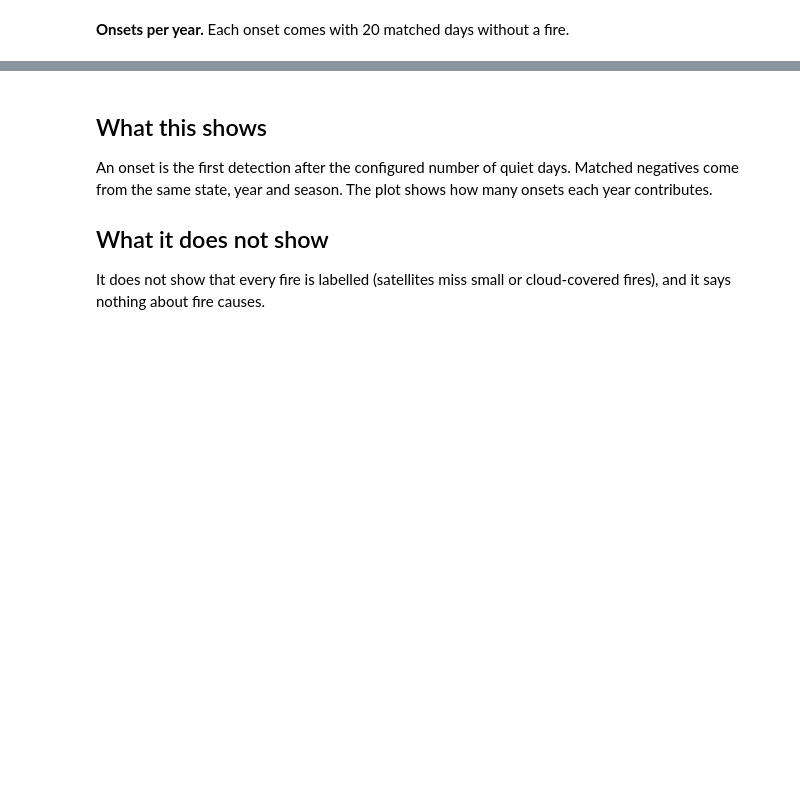
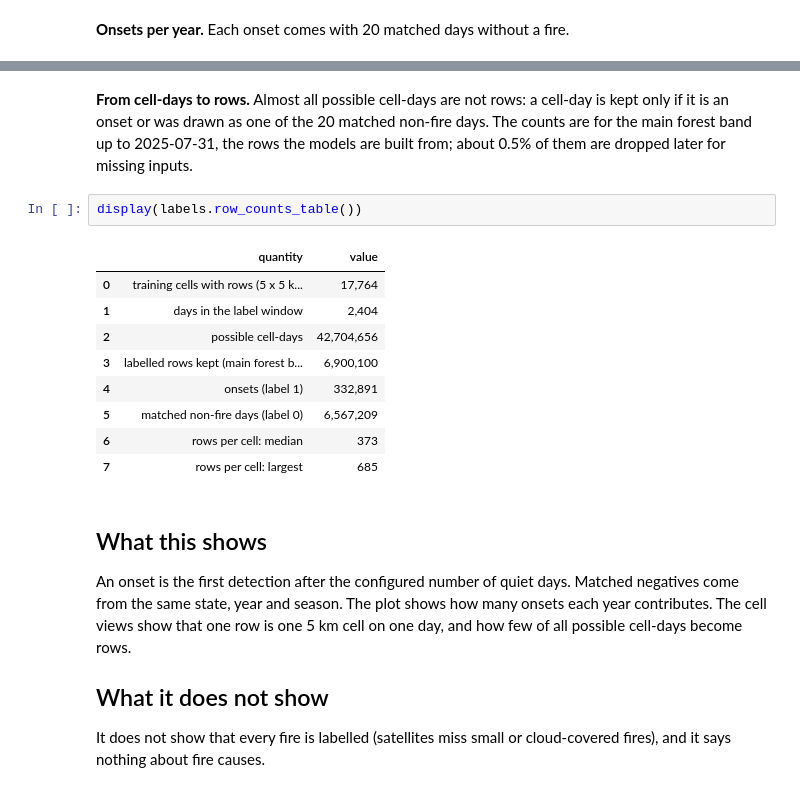
Before and after one commit to Terra-Watch/wildfire-ignition-forecasting, a Jupyter notebook: notebooks/02_labels.ipynb, the cells around one changed output, grey strips where cells are left out. Cells and saved outputs as stored; diff of their text form; blank space fills up the shorter version.

Commit message:
Commit the executed notebooks, the deviation list, the ablation and sealed-season notes and the status log

```diff
--- a/notebooks/02_labels.ipynb
+++ b/notebooks/02_labels.ipynb
@@ -30,7 +102,21 @@ labels.plot_rows_by_year()
+# %% [markdown]
+**From cell-days to rows.** Almost all possible cell-days are not rows: a cell-day is kept only if it is an onset or was drawn as one of the 20 matched non-fire days. The counts are for the main forest band up to 2025-07-31, the rows the models are built from; about 0.5% of them are dropped later for missing inputs.
+# %%
+display(labels.row_counts_table())
+# %% [output]
+|  | quantity | value |
+| 0 | training cells with rows (5 x 5 k... | 17,764 |
+| 1 | days in the label window | 2,404 |
+| 2 | possible cell-days | 42,704,656 |
+| 3 | labelled rows kept (main forest b... | 6,900,100 |
+| 4 | onsets (label 1) | 332,891 |
+| 5 | matched non-fire days (label 0) | 6,567,209 |
+| 6 | rows per cell: median | 373 |
+| 7 | rows per cell: largest | 685 |
 # %% [markdown]
 ## What this shows
 
-An onset is the first detection after the configured number of quiet days. Matched negatives come from the same state, year and season. The plot shows how many onsets each year contributes.
+An onset is the first detection after the configured number of quiet days. Matched negatives come from the same state, year and season. The plot shows how many onsets each year contributes. The cell views show that one row is one 5 km cell on one day, and how few of all possible cell-days become rows.
 
 ## What it does not show
 
```
Also changed, not shown: parts of 10 cells of this notebook, 10 other files.
